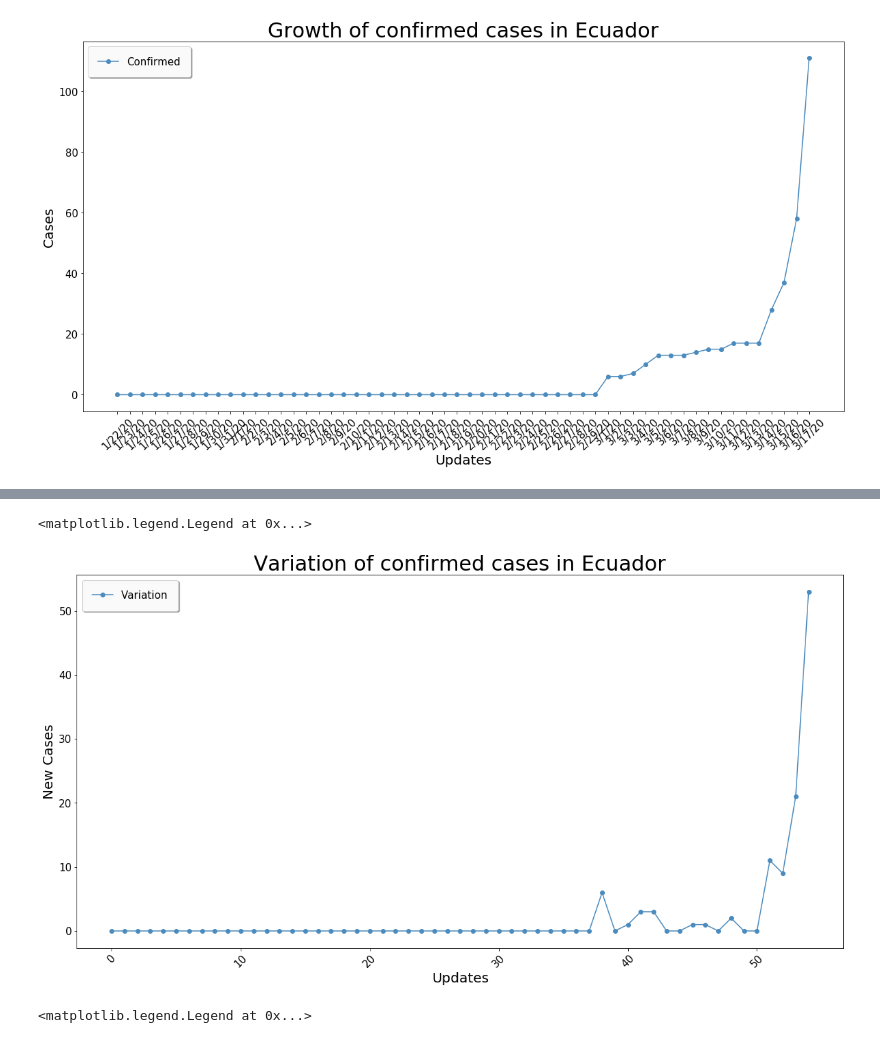
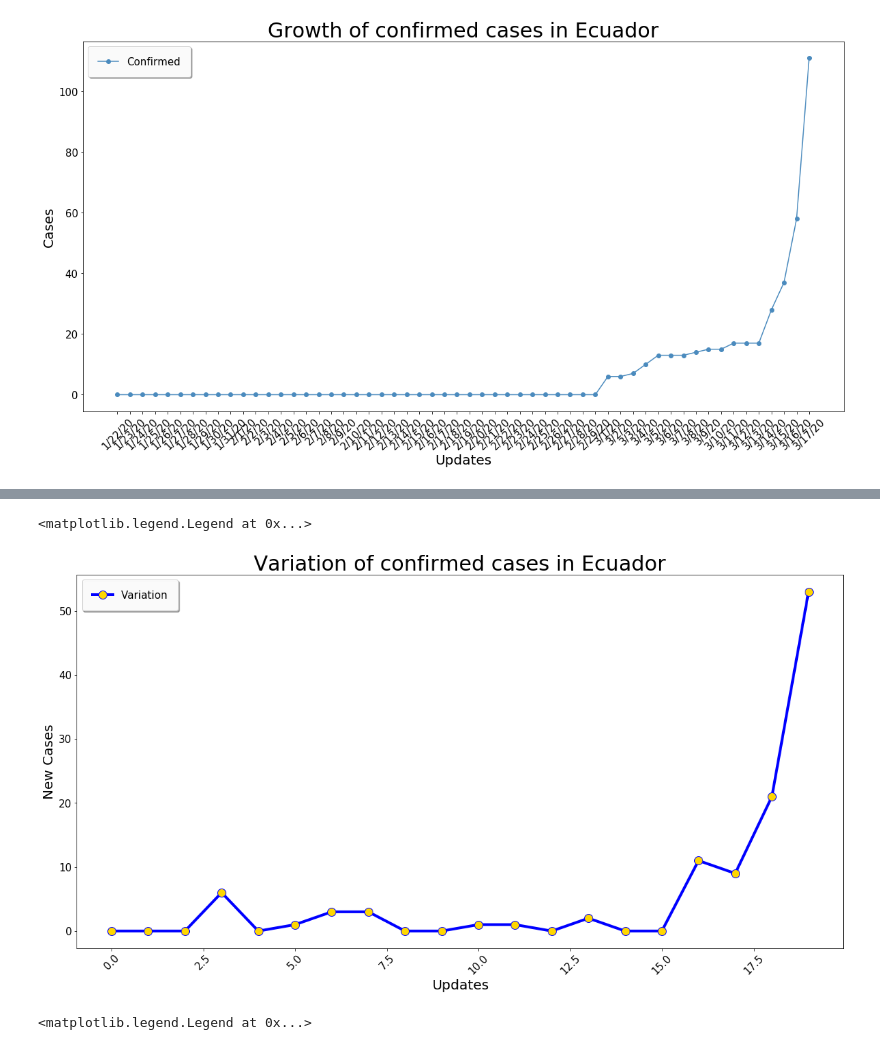
Before and after one commit to marcelortizv/2019n-CoV, a Jupyter notebook: covid_2019.ipynb, the cells around one changed output, grey strips where cells are left out. Cells and saved outputs as stored; diff of their text form; code cells hidden in the pictures.

```diff
--- a/covid_2019.ipynb
+++ b/covid_2019.ipynb
@@ -143,37 +203,40 @@ plt.legend(loc = "upper left"
 # %%
 diff = []
 for i in range(1, len(confirmed_ec)):
     value = confirmed_ec[i] - confirmed_ec[i-1]
     diff.append(value)
 
 # set plotsize
 plt.figure(figsize=(20,10))
 
 # creating the plot
-plt.plot(diff
-        , color = '#4b8bbe'
+plt.plot(diff[35:]
+        , color = 'blue'
         , label = 'Variation'
-        , marker = 'o')
+        , marker = 'o'
+        , markerfacecolor='gold'
+        , markersize=12
+        , linewidth=4)
 
 # titles parameters
 plt.title('Variation of confirmed cases in Ecuador',size=30)
 plt.ylabel('New Cases',size=20)
 plt.xlabel('Updates',size=20)
 plt.xticks(rotation=45,size=15)
 plt.yticks(size=15)
 
 # legend parameters
 plt.legend(loc = "upper left"
            , frameon = True
            , fontsize = 15
            , ncol = 1
            , fancybox = True
            , framealpha = 0.95
            , shadow = True
            , borderpad = 1)
 # %% [output]
 <matplotlib.legend.Legend at 0x...>
-[figure, old version]
+[figure, new version]
 # %%
 # selecting ecuadorian cases
 ecuador_confirmed = df_confirmed[df_confirmed.columns[4:df_confirmed.shape[1]]][df_confirmed['Country/Region']=='Ecuador']
```
Also changed, not shown: parts of 4 cells of this notebook.
